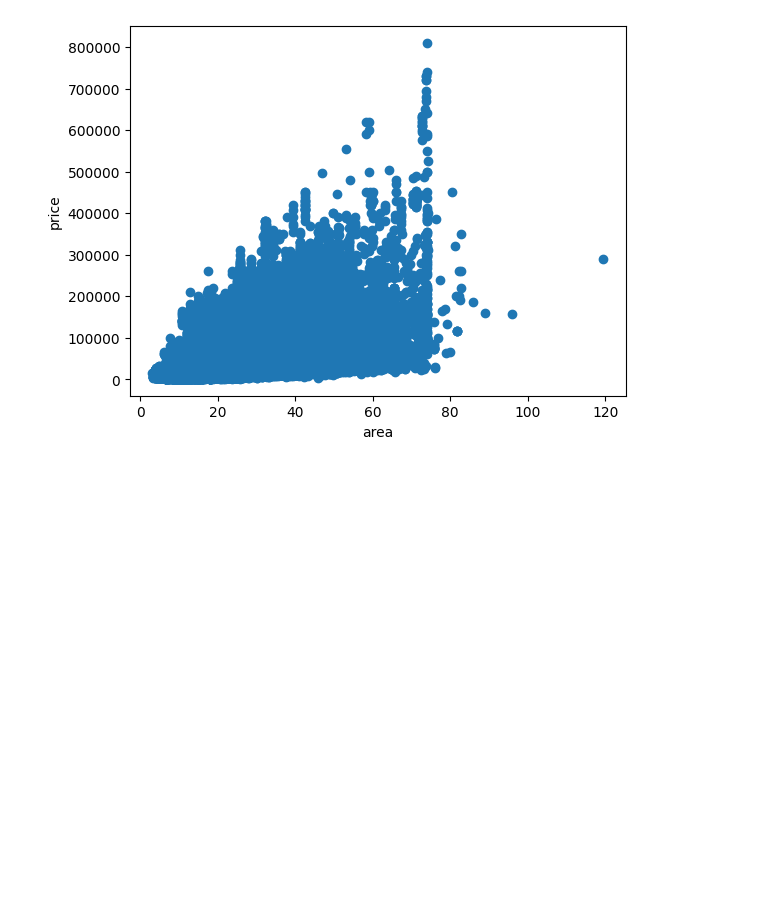
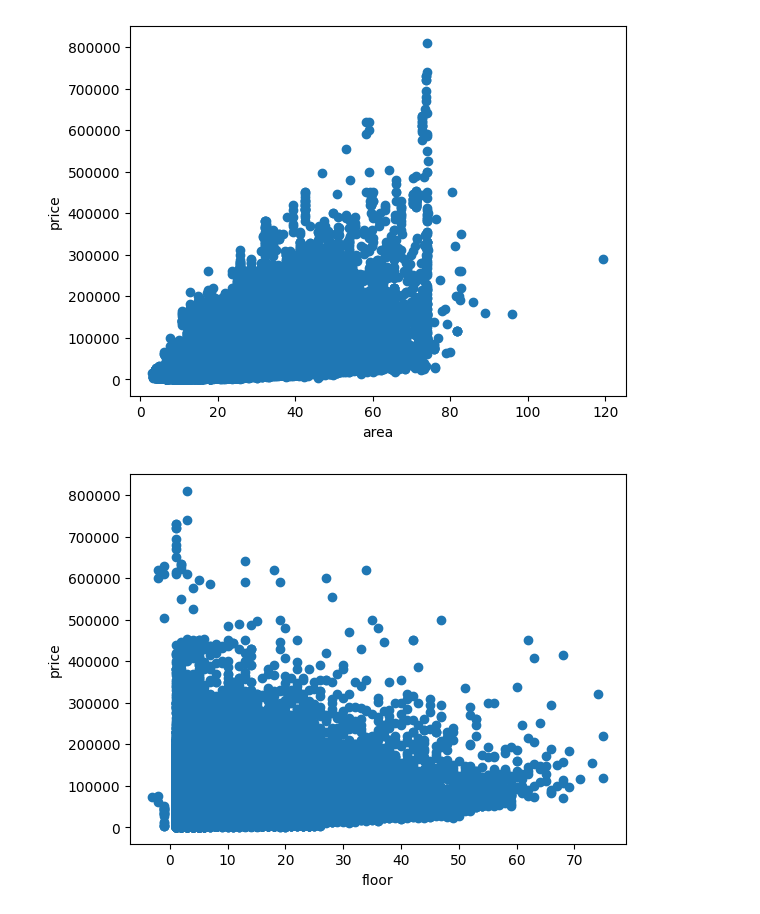
Before and after one commit to Chocoding1/Machine-Learning-Deep-Learning, a Jupyter notebook: AI_final.ipynb, the cells around one changed output. Cells and saved outputs as stored; diff of their text form; code cells hidden in the pictures; blank space fills up the shorter version.

```diff
--- a/AI_final.ipynb
+++ b/AI_final.ipynb
@@ -94,3 +87,12 @@ plt.show()
 # 2. 모델 선정하기
 # 3. 학습하기
 # 4. 테스트 하기
+# %%
+# 층, 거래금액 산점도
+plt.scatter(df['층'], df['거래금액'])
+plt.xlabel('floor')
+plt.ylabel('price')
+
+plt.show()
+# %% [output]
+[figure, added]
```
Also changed, not shown: parts of 11 cells of this notebook.
